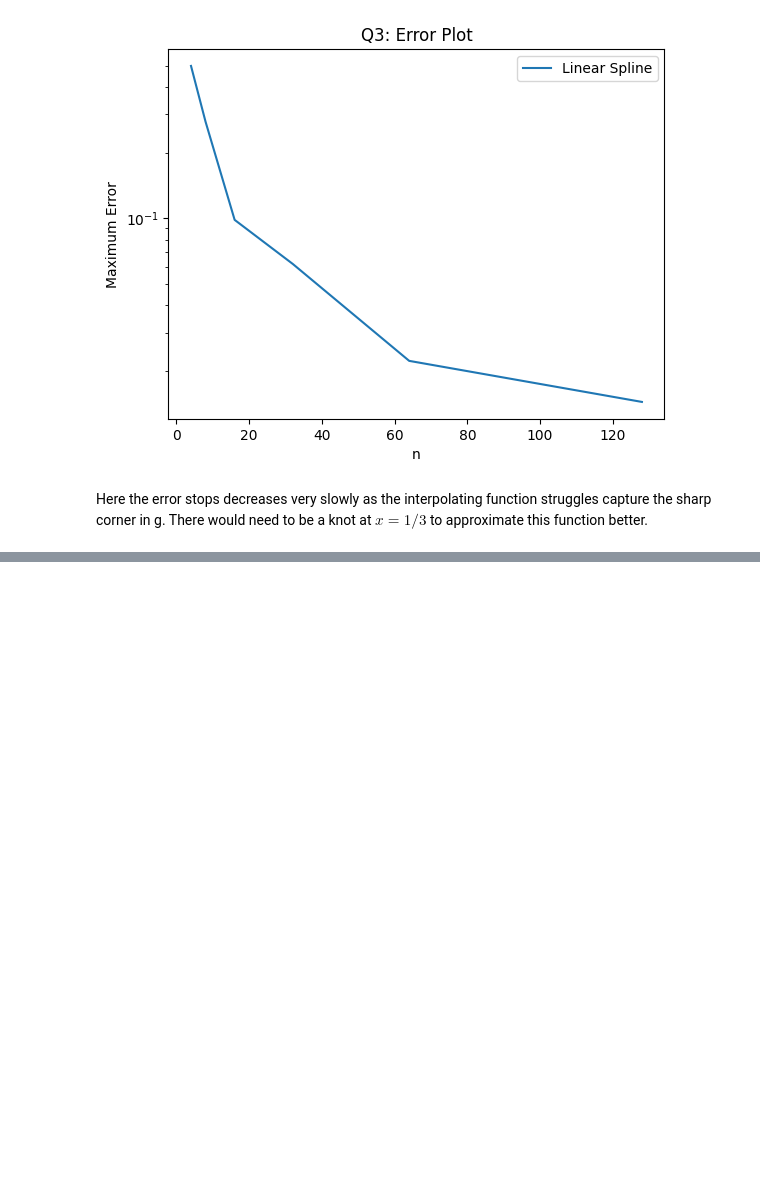
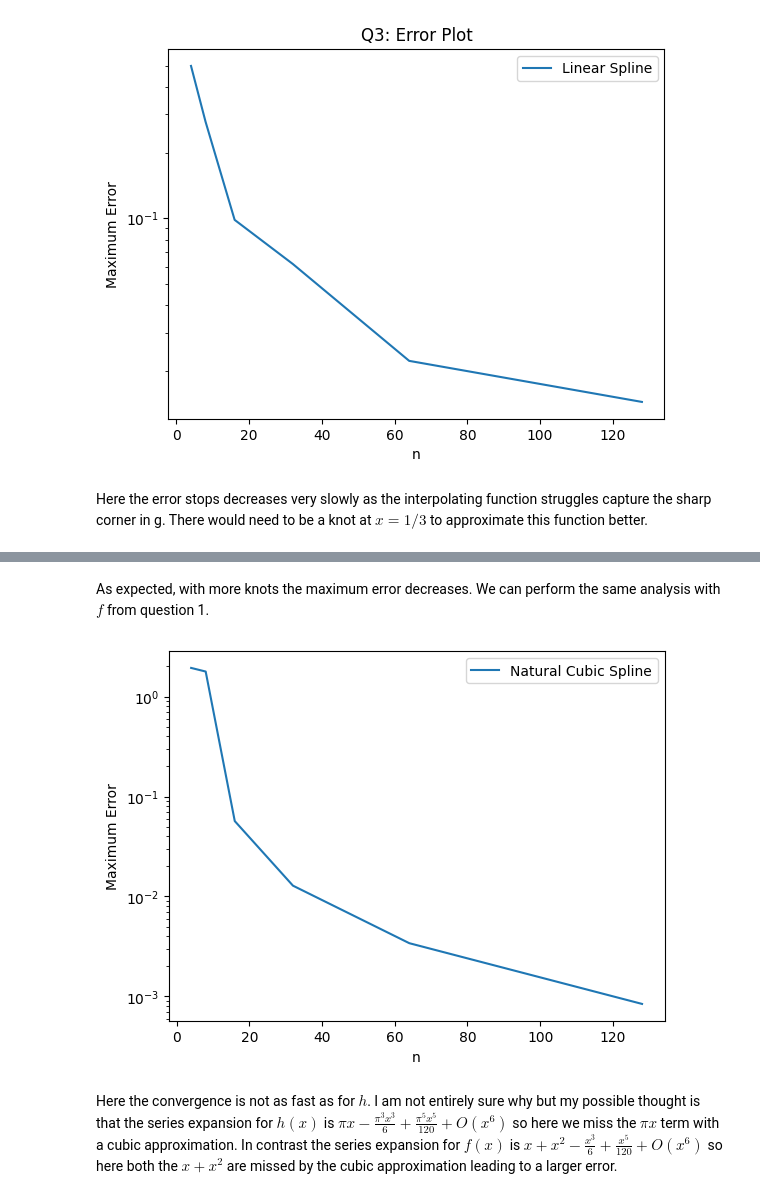
Before and after one commit to j-bowhay/Practical-Numerical-Analysis, a Jupyter notebook: problem_sheets/Problem Sheet 1.ipynb, the cells around one changed output, grey strips where cells are left out. Cells and saved outputs as stored; diff of their text form; code cells hidden in the pictures; blank space fills up the shorter version.

```diff
--- a/problem_sheets/Problem Sheet 1.ipynb
+++ b/problem_sheets/Problem Sheet 1.ipynb
@@ -271,0 +319,25 @@ this function better.
+# %% [markdown]
+As expected, with more knots the maximum error decreases. We can perform the same analysis with $f$ from question 1.
+# %%
+cubic_spline_err_f = []
+
+for n_i in n:
+    xi = np.linspace(*interval, num=n_i)
+    f_i = f(xi)
+
+    err = np.linalg.norm(
+        natural_cubic_spline_interpolation(f_i, xi, x) - f_true, np.inf
+    )
+    cubic_spline_err_f.append(err)
+
+fig, ax = plt.subplots()
+ax.plot(n, cubic_spline_err_f, label="Natural Cubic Spline")
+ax.set_yscale("log")
+ax.legend()
+ax.set_xlabel("n")
+ax.set_ylabel("Maximum Error")
+plt.show()
+# %% [output]
+[figure, added]
+# %% [markdown]
+Here the convergence is not as fast as for $h$. I am not entirely sure why but my possible thought is that the series expansion for $h(x)$ is $\pi x - \frac{\pi^{3} x^{3}}{6} + \frac{\pi^{5} x^{5}}{120} + O\left(x^{6}\right)$ so here we miss the $\pi x$ term with a cubic approximation. In contrast the series expansion for $f(x)$ is $x + x^{2} - \frac{x^{3}}{6} + \frac{x^{5}}{120} + O\left(x^{6}\right)$ so here both the $x + x^{2}$ are missed by the cubic approximation leading to a larger error.
```
Also changed, not shown: parts of 13 cells of this notebook.
